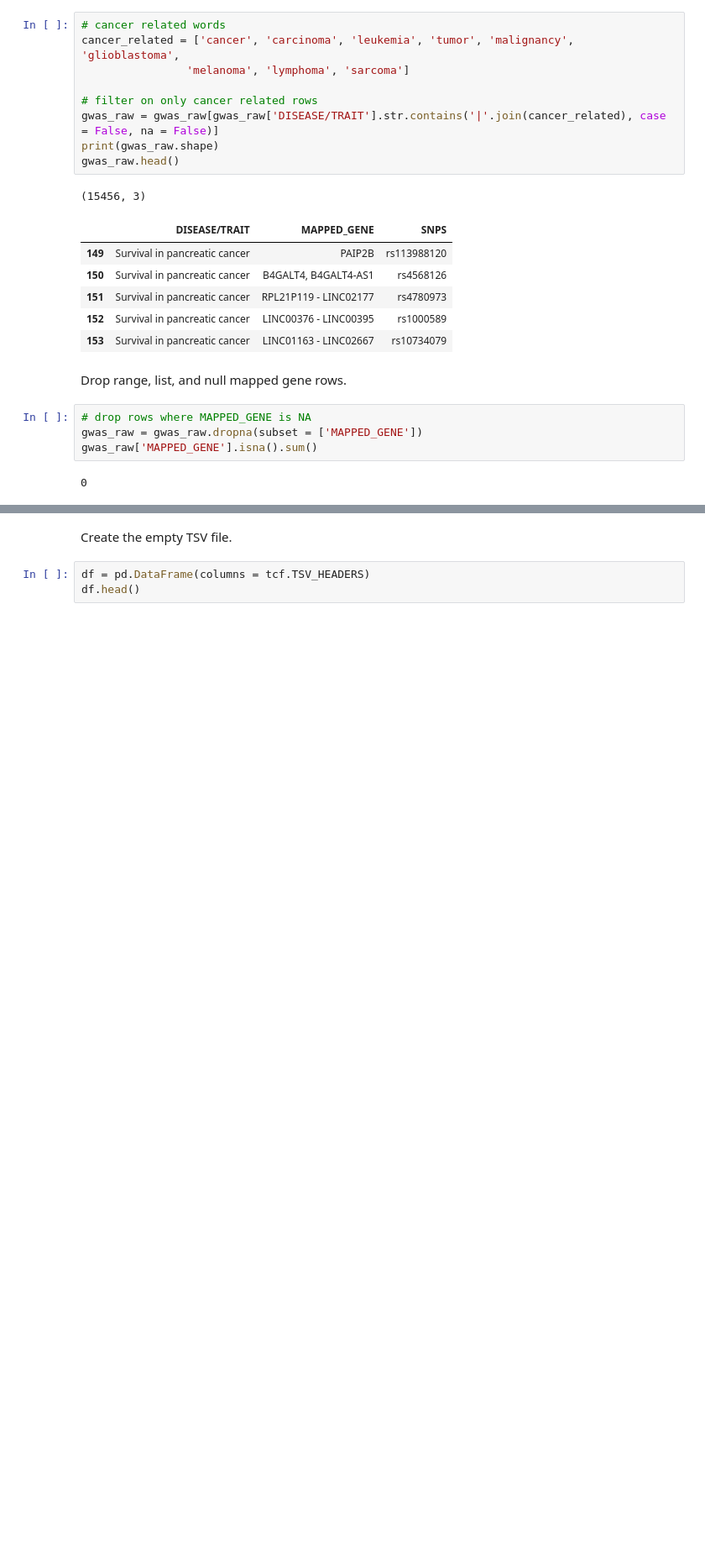
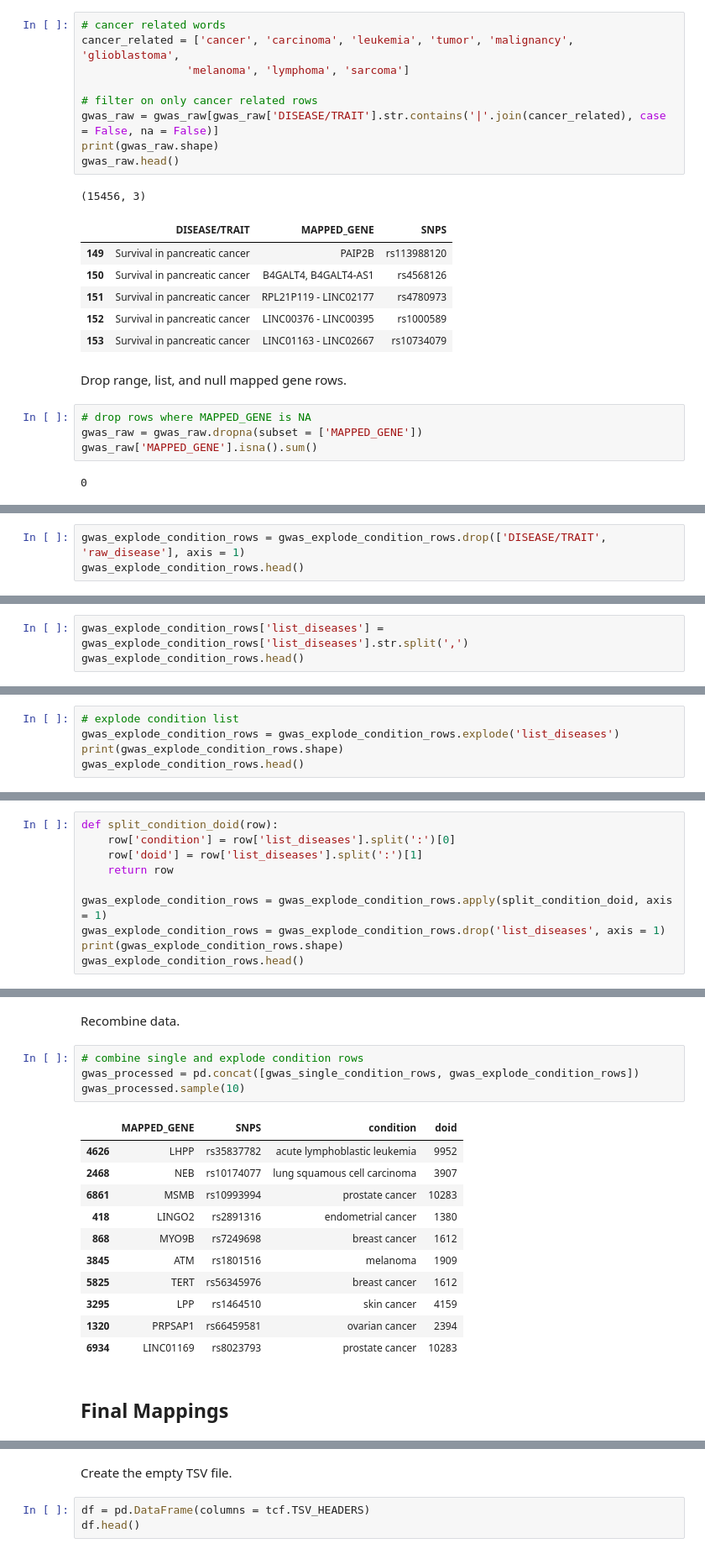
Before and after one commit to clinical-biomarkers/biomarker-partnership, a Jupyter notebook: src/gwas.ipynb, the cells around one changed output, grey strips where cells are left out. Shown at 84% size. Drawn from its saved outputs; the diff is of its cells as text; blank space fills up the shorter version.

Commit message:
finished gwas data cleaning

```diff
--- a/src/gwas.ipynb
+++ b/src/gwas.ipynb
@@ -110,0 +234,3 @@ conditions.to_csv('../home/data/processed_data/gwas_conditions.tsv', sep = '\t',
+# %%
+gwas_explode_condition_rows = gwas_explode_condition_rows.drop(['DISEASE/TRAIT', 'raw_disease'], axis = 1)
+gwas_explode_condition_rows.head()
@@ -110,0 +244,3 @@ conditions.to_csv('../home/data/processed_data/gwas_conditions.tsv', sep = '\t',
+# %%
+gwas_explode_condition_rows['list_diseases'] = gwas_explode_condition_rows['list_diseases'].str.split(',')
+gwas_explode_condition_rows.head()
@@ -110,0 +254,5 @@ conditions.to_csv('../home/data/processed_data/gwas_conditions.tsv', sep = '\t',
+# %%
+# explode condition list
+gwas_explode_condition_rows = gwas_explode_condition_rows.explode('list_diseases')
+print(gwas_explode_condition_rows.shape)
+gwas_explode_condition_rows.head()
@@ -110,0 +269,10 @@ conditions.to_csv('../home/data/processed_data/gwas_conditions.tsv', sep = '\t',
+# %%
+def split_condition_doid(row):
+    row['condition'] = row['list_diseases'].split(':')[0]
+    row['doid'] = row['list_diseases'].split(':')[1]
+    return row
+
+gwas_explode_condition_rows = gwas_explode_condition_rows.apply(split_condition_doid, axis = 1)
+gwas_explode_condition_rows = gwas_explode_condition_rows.drop('list_diseases', axis = 1)
+print(gwas_explode_condition_rows.shape)
+gwas_explode_condition_rows.head()
@@ -110,0 +287,20 @@ conditions.to_csv('../home/data/processed_data/gwas_conditions.tsv', sep = '\t',
+# %% [markdown]
+Recombine data.
+# %%
+# combine single and explode condition rows
+gwas_processed = pd.concat([gwas_single_condition_rows, gwas_explode_condition_rows])
+gwas_processed.sample(10)
+# %% [output]
+|  | MAPPED_GENE | SNPS | condition | doid |
+| 4626 | LHPP | rs35837782 | acute lymphoblastic leukemia | 9952 |
+| 2468 | NEB | rs10174077 | lung squamous cell carcinoma | 3907 |
+| 6861 | MSMB | rs10993994 | prostate cancer | 10283 |
+| 418 | LINGO2 | rs2891316 | endometrial cancer | 1380 |
+| 868 | MYO9B | rs7249698 | breast cancer | 1612 |
+| 3845 | ATM | rs1801516 | melanoma | 1909 |
+| 5825 | TERT | rs56345976 | breast cancer | 1612 |
+| 3295 | LPP | rs1464510 | skin cancer | 4159 |
+| 1320 | PRPSAP1 | rs66459581 | ovarian cancer | 2394 |
+| 6934 | LINC01169 | rs8023793 | prostate cancer | 10283 |
+# %% [markdown]
+## Final Mappings
```
Also changed, not shown: parts of 40 cells of this notebook.
